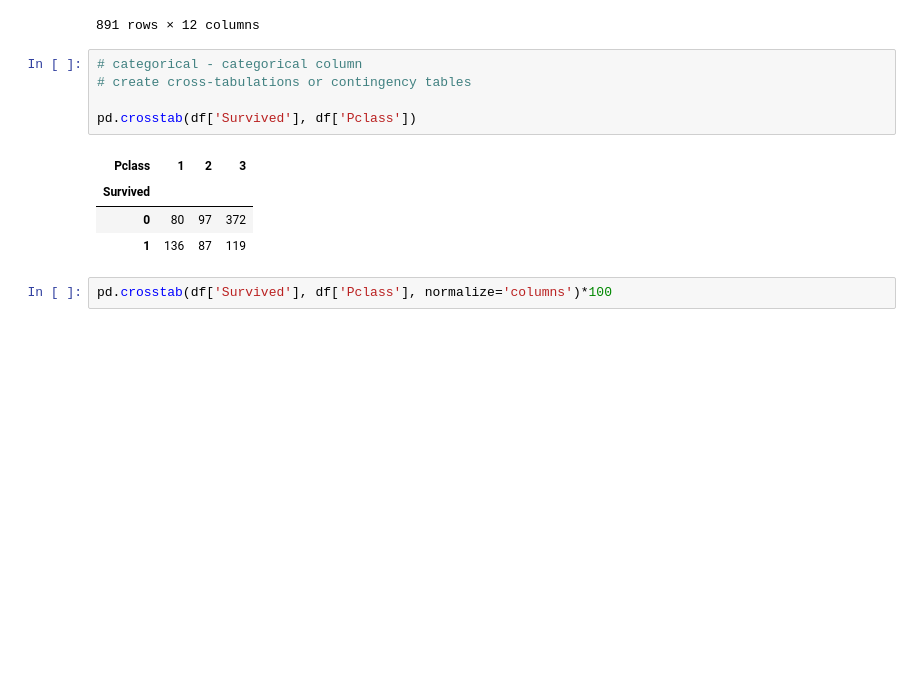
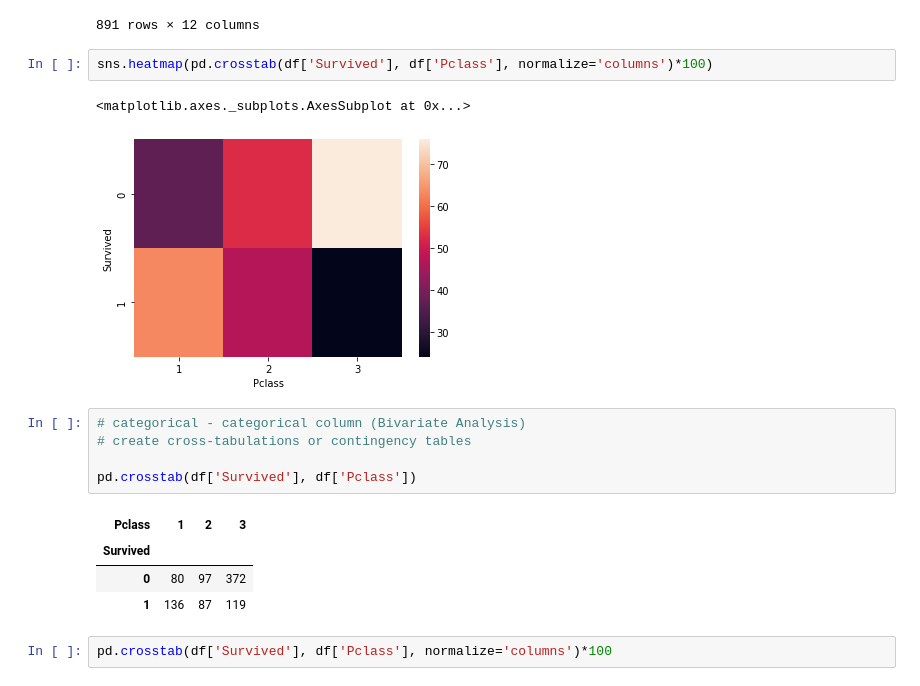
Before and after one commit to AzadMehedi/Explarotary-Data-Analysis-EDA, a Jupyter notebook: Basic_EDA.ipynb, the cells around one changed output. Drawn from its saved outputs; the diff is of its cells as text; blank space fills up the shorter version.

```diff
--- a/Basic_EDA.ipynb
+++ b/Basic_EDA.ipynb
@@ -457,8 +457,13 @@ df
 | 889 | 890 | 1 | 1 | Behr, Mr. Karl Howell | male | 26.0 | 0 | 0 | 111369 | 30.0000 | ... |
 | 890 | 891 | 0 | 3 | Dooley, Mr. Patrick | male | 32.0 | 0 | 0 | 370376 | 7.7500 | ... |
 891 rows × 12 columns
+# %%
+sns.heatmap(pd.crosstab(df['Survived'], df['Pclass'], normalize='columns')*100)
+# %% [output]
+<matplotlib.axes._subplots.AxesSubplot at 0x...>
+[figure, added]
 # %%
-# categorical - categorical column
+# categorical - categorical column (Bivariate Analysis)
 # create cross-tabulations or contingency tables
 
 pd.crosstab(df['Survived'], df['Pclass'])
```
Also changed, not shown: parts of 50 cells of this notebook.
